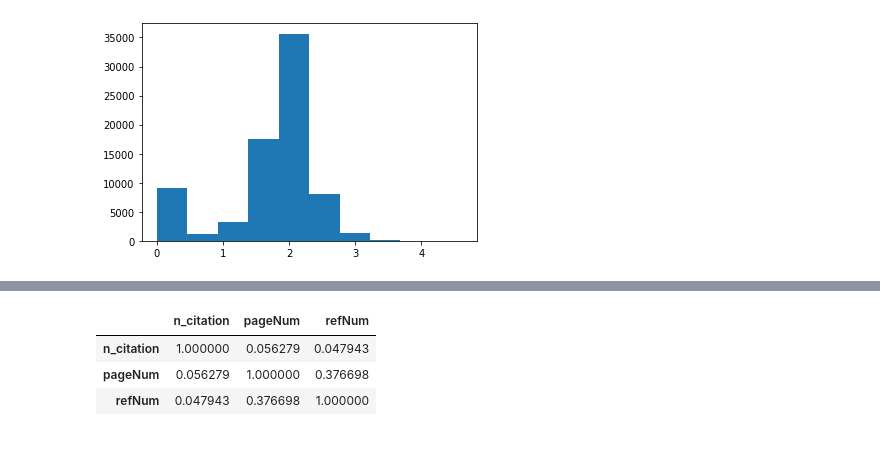
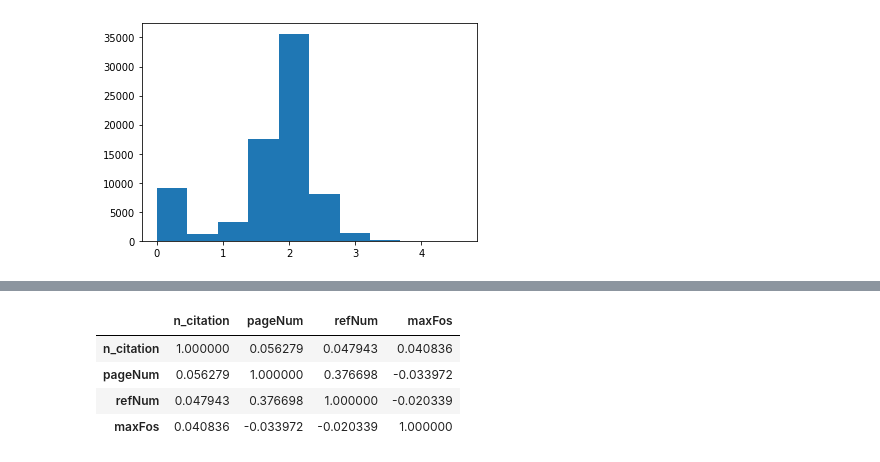
Before and after one commit to TheaperDeng/SI671-project, a Jupyter notebook: SI671Proj.ipynb, the cells around one changed output, grey strips where cells are left out. Cells and saved outputs as stored; diff of their text form; code cells hidden in the pictures.

```diff
--- a/SI671Proj.ipynb
+++ b/SI671Proj.ipynb
@@ -94,0 +140,8 @@ df['refNum'] = df.apply(lambda df: castLen(df["references"]), axis=1)
+# %%
+def castFos(df):
+    try:
+        return max([i["w"] for i in df["fos"]])
+    except:
+        return 0
+# %%
+df['maxFos'] = df.apply(lambda x: castFos(x), axis=1)
@@ -95,7 +163,8 @@ df['refNum'] = df.apply(lambda df: castLen(df["references"]), axis=1)
 # %%
-df[['n_citation','pageNum','refNum']].corr()
+df[['n_citation','pageNum','refNum','maxFos']].corr()
 # %% [output]
-|  | n_citation | pageNum | refNum |
-| n_citation | 1.000000 | 0.056279 | 0.047943 |
-| pageNum | 0.056279 | 1.000000 | 0.376698 |
-| refNum | 0.047943 | 0.376698 | 1.000000 |
+|  | n_citation | pageNum | refNum | maxFos |
+| n_citation | 1.000000 | 0.056279 | 0.047943 | 0.040836 |
+| pageNum | 0.056279 | 1.000000 | 0.376698 | -0.033972 |
+| refNum | 0.047943 | 0.376698 | 1.000000 | -0.020339 |
+| maxFos | 0.040836 | -0.033972 | -0.020339 | 1.000000 |
```
Also changed, not shown: parts of 9 cells of this notebook.
